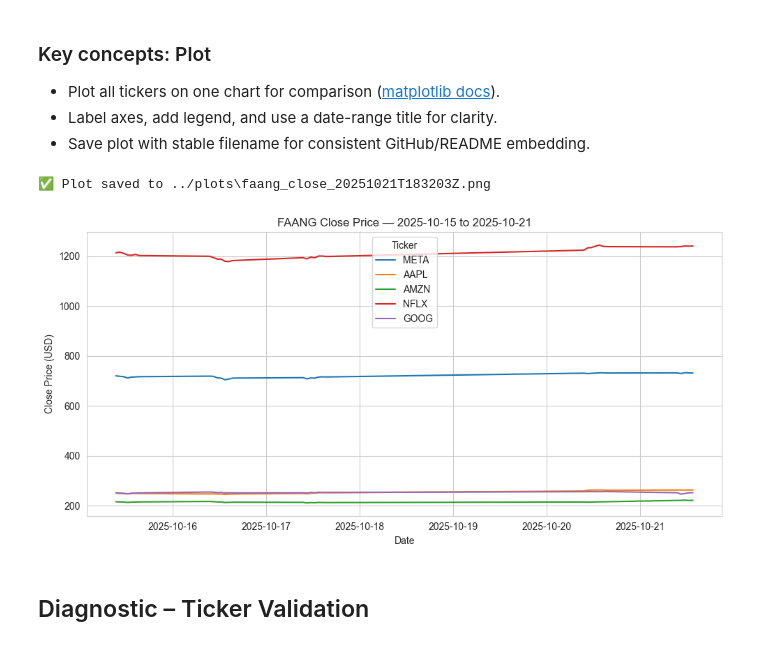
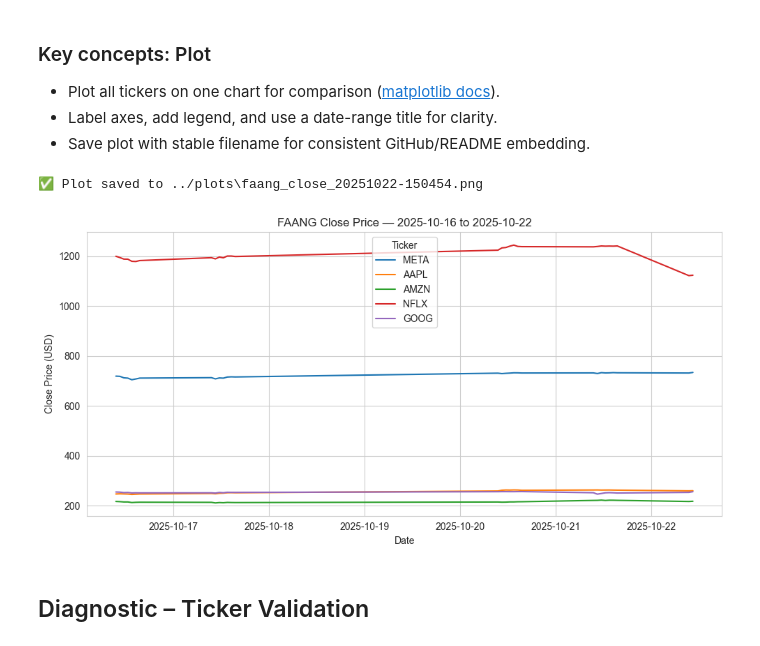
Before and after one commit to ECronin1973/computer_infrastructure, a Jupyter notebook: notebooks/problems.ipynb, the cells around one changed output. Drawn from its saved outputs; the diff is of its cells as text; code cells hidden in the pictures.

Commit message:
notebook updated with problem 3 task requirement

```diff
--- a/notebooks/problems.ipynb
+++ b/notebooks/problems.ipynb
@@ -339,7 +336,7 @@ if _test is not None:
 # 📈 Runner: Fetch hourly data for each ticker and save to timestamped CSV files
 # - Ensures output folder exists inside ../data (notebooks-relative path)
 # - Skips duplicate tickers and avoids redundant saves
-# - Uses UTC timestamps in ISO 8601 format (YYYYMMDDTHHMMSSZ) for sorting
+# - Uses UTC timestamps in YYYYMMDD-HHmmss format for clean, sortable filenames
 # - Gracefully handles missing or empty dataframes
 # - Returns a mapping of ticker symbols to saved file paths
 
@@ -381,9 +378,10 @@ for ticker in tickers:
         continue
 
     # 🕒 Generate UTC timestamp for filename (sortable and unique)
+    # Format: YYYYMMDD-HHmmss for clean, sortable filenames
     # Reference: datetime.strftime() with timezone-aware UTC formatting
     # https://docs.python.org/3/library/datetime.html#strftime-and-strptime-format-codes
-    ts = datetime.now(timezone.utc).strftime('%Y%m%dT%H%M%SZ')
+    ts = datetime.now(timezone.utc).strftime('%Y%m%d-%H%M%S')
     filename = os.path.join('../data', f'{ticker}_{ts}.csv')
 
     try:
@@ -533,37 +531,43 @@ os.makedirs('../plots', exist_ok=True)
 # https://pandas.pydata.org/docs/reference/api/pandas.DatetimeIndex.html
 all_indices = [df.index for df in data.values() if isinstance(df.index, pd.DatetimeIndex) and not df.empty]
 if not all_indices:
     raise RuntimeError("DataFrames missing or have no datetime index.")
 
 min_date = min(idx.min() for idx in all_indices)
 max_date = max(idx.max() for idx in all_indices)
 
 # 🎨 Plot Close prices for each ticker
 # Reference: matplotlib.pyplot.plot()
 # https://matplotlib.org/stable/api/_as_gen/matplotlib.pyplot.plot.html
 plt.figure()
 for sym, df in data.items():
     if 'Close' in df.columns and not df.empty:
         plt.plot(df.index, df['Close'], label=sym)
 
 # 🏷️ Axis labels and title
 plt.xlabel('Date')
 plt.ylabel('Close Price (USD)')
 plt.title(f"FAANG Close Price — {min_date.date()} to {max_date.date()}")
 plt.legend(title='Ticker')
 plt.tight_layout()
 
 # 💾 Save figure with UTC timestamp for reproducibility
-# Reference: datetime.strftime() for ISO 8601 format
+# Format: YYYYMMDD-HHmmss for clean, sortable filenames
+# Reference: datetime.strftime() for custom formatting
 # https://docs.python.org/3/library/datetime.html#strftime-and-strptime-format-codes
-ts = datetime.now(timezone.utc).strftime('%Y%m%dT%H%M%SZ')
+ts = datetime.now(timezone.utc).strftime('%Y%m%d-%H%M%S')
 plot_path = os.path.join('../plots', f'faang_close_{ts}.png')
 plt.savefig(plot_path)
 
 print(f"✅ Plot saved to {plot_path}")
+
+# 📺 Display plot in notebook
+# Reference: matplotlib.pyplot.show()
+# https://matplotlib.org/stable/api/_as_gen/matplotlib.pyplot.show.html
+plt.show()
 # %% [output]
-✅ Plot saved to ../plots\faang_close_20251021T183203Z.png
+✅ Plot saved to ../plots\faang_close_20251022-150454.png
-[figure, old version]
+[figure, new version]
 # %% [markdown]
 ## Diagnostic – Ticker Validation
 # %%
```
Also changed, not shown: parts of 4 cells of this notebook.
